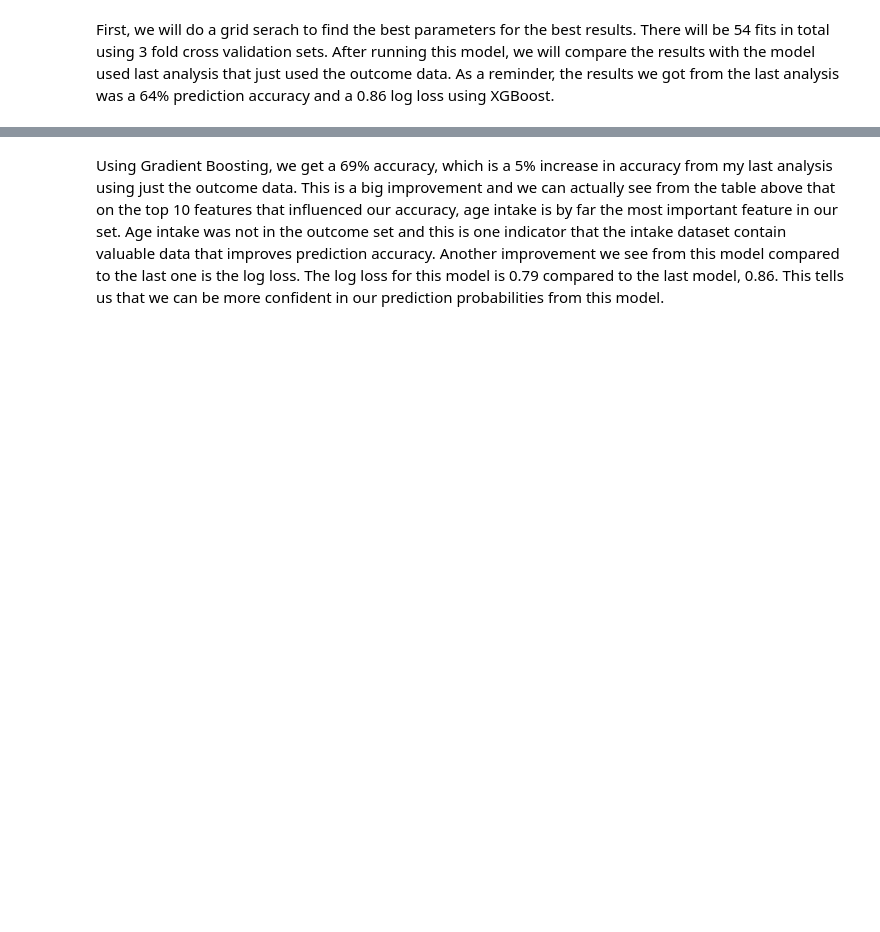
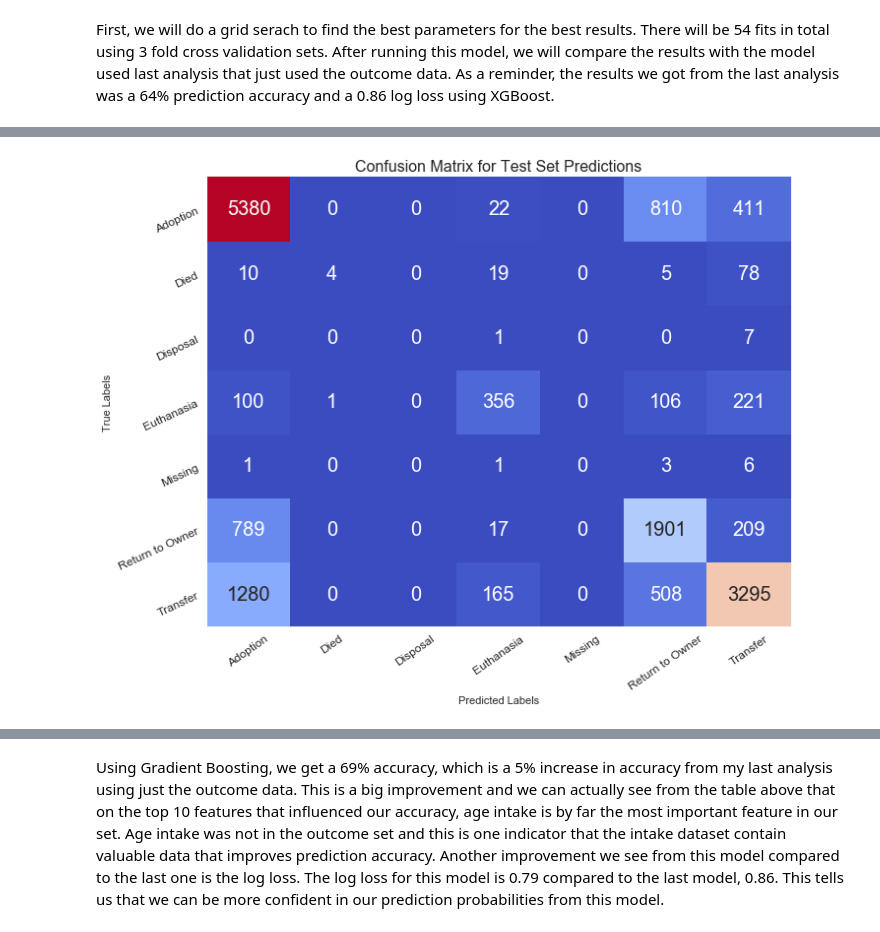
Before and after one commit to ttran0/ttran0.github.io, a Jupyter notebook: content/Animal_Analysis_SQL.ipynb, the cells around one changed output, grey strips where cells are left out. Saved outputs shown, nothing was run; the diff lists cells and outputs as text; code cells hidden in the pictures; blank space fills up the shorter version.

```diff
--- a/content/Animal_Analysis_SQL.ipynb
+++ b/content/Animal_Analysis_SQL.ipynb
@@ -681,0 +718,12 @@ array(['Adoption', 'Died', 'Disposal', 'Euthanasia', 'Missing',
+# %%
+fig = plt.figure(figsize = (10,8))
+sns.heatmap(cm, annot = True, fmt = 'd', annot_kws = {'size': 20}, cmap = 'coolwarm',
+           cbar = 0, xticklabels = list(le.classes_), yticklabels = list(le.classes_) )
+plt.xticks(rotation = 35, fontsize = 12)
+plt.yticks(rotation = 25, fontsize = 12)
+plt.xlabel('Predicted Labels')
+plt.ylabel('True Labels')
+plt.title('Confusion Matrix for Test Set Predictions', fontsize = 16)
+plt.tight_layout(h_pad = 5.0, w_pad = 3.0)
+# %% [output]
+[figure, added]
```
Also changed, not shown: parts of 23 cells of this notebook, 3 other files.
